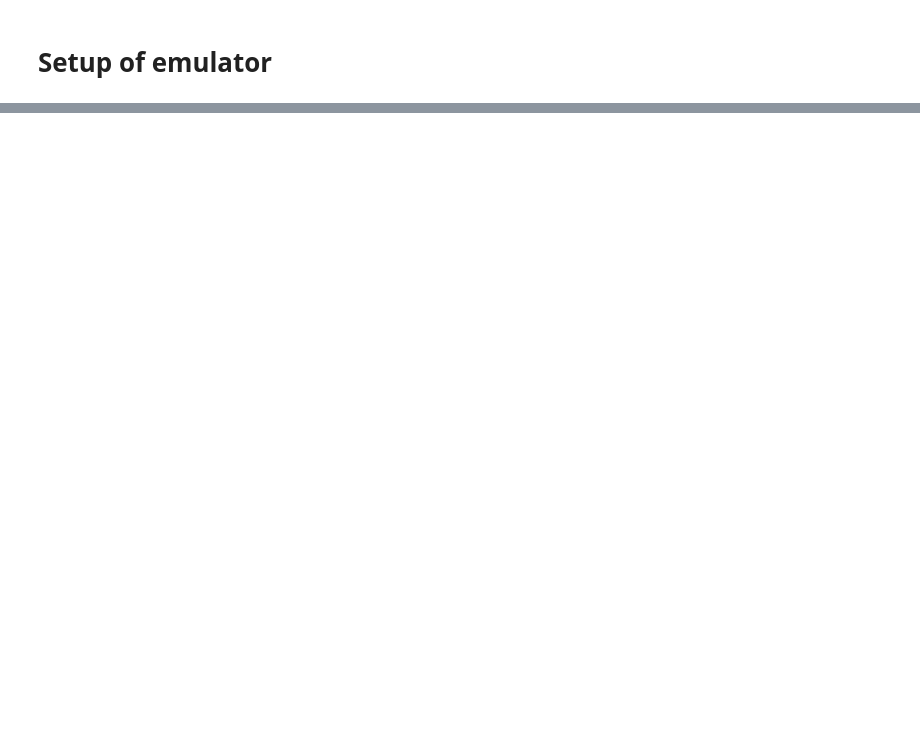
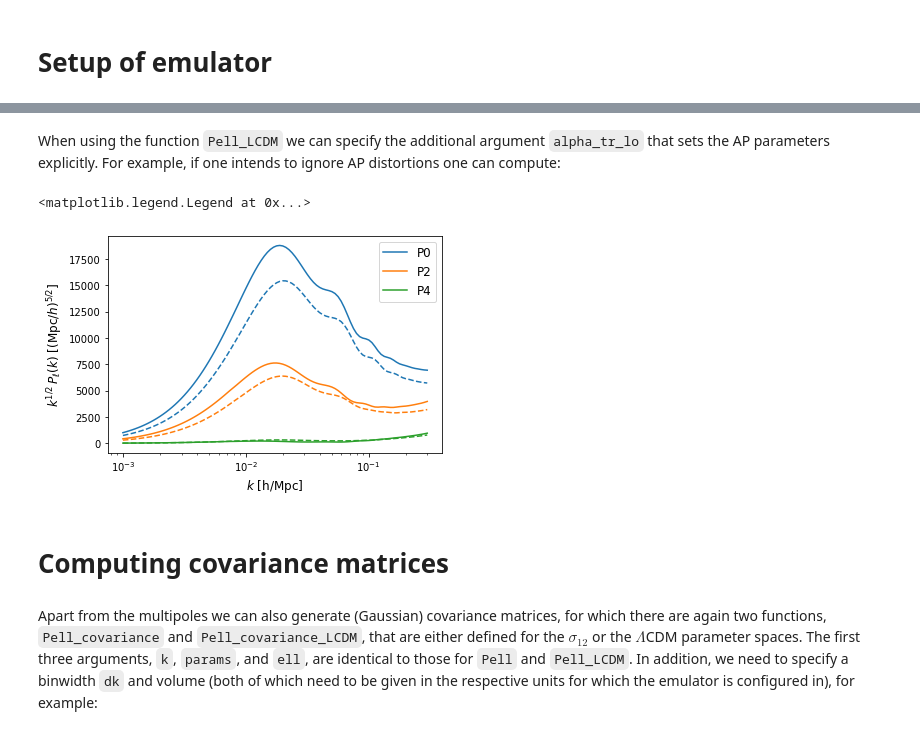
Before and after one commit to adematti/comet-emu, a Jupyter notebook: Demonstration of emulator class.ipynb, the cells around one changed output, grey strips where cells are left out. Drawn from its saved outputs; the diff is of its cells as text; code cells hidden in the pictures; blank space fills up the shorter version.

```diff
--- a/Demonstration of emulator class.ipynb
+++ b/Demonstration of emulator class.ipynb
@@ -263,0 +204,2 @@ EFT.chi2(params, kmax=0.2, mode='LCDM')
+# %%
+Pell_LCDM_hMpc_1 = EFT.Pell_LCDM(k_hMpc, params, ell=[0,2,4])
@@ -263,0 +229,28 @@ EFT.chi2(params, kmax=0.2, mode='LCDM')
+# %% [markdown]
+When using the function `Pell_LCDM` we can specify the additional argument `alpha_tr_lo` that sets the AP parameters explicitly. For example, if one intends to ignore AP distortions one can compute:
+# %%
+Pell_LCDM_hMpc_2 = EFT.Pell_LCDM(k_hMpc, params, ell=[0,2,4], alpha_tr_lo=[1,1])
+# %%
+# The results differ accordingly!
+f = plt.figure()
+ax = f.add_subplot(111)
+
+ax.semilogx(k_hMpc, k_hMpc**0.5*Pell_LCDM_hMpc_1[0],c='C0',ls='-',label='P0')
+ax.semilogx(k_hMpc, k_hMpc**0.5*Pell_LCDM_hMpc_2[0],c='C0',ls='--')
+
+ax.semilogx(k_hMpc, k_hMpc**0.5*Pell_LCDM_hMpc_1[1],c='C1',ls='-',label='P2')
+ax.semilogx(k_hMpc, k_hMpc**0.5*Pell_LCDM_hMpc_2[1],c='C1',ls='--')
+
+ax.semilogx(k_hMpc, k_hMpc**0.5*Pell_LCDM_hMpc_1[2],c='C2',ls='-',label='P4')
+ax.semilogx(k_hMpc, k_hMpc**0.5*Pell_LCDM_hMpc_2[2],c='C2',ls='--')
+
+ax.set_xlabel('$k$ [h/Mpc]',fontsize=12)
+ax.set_ylabel(r'$k^{1/2}\,P_{\ell}(k)$ [$(\mathrm{Mpc}/h)^{5/2}$]',fontsize=12)
+ax.legend(fontsize=12)
+# %% [output]
+<matplotlib.legend.Legend at 0x...>
+[figure, added]
+# %% [markdown]
+# Computing covariance matrices
+# %% [markdown]
+Apart from the multipoles we can also generate (Gaussian) covariance matrices, for which there are again two functions, `Pell_covariance` and `Pell_covariance_LCDM`, that are either defined for the $\sigma_{12}$ or the $\Lambda$CDM parameter spaces. The first three arguments, `k`, `params`, and `ell`, are identical to those for `Pell` and `Pell_LCDM`. In addition, we need to specify a binwidth `dk` and volume (both of which need to be given in the respective units for which the emulator is configured in), for example:
```
Also changed, not shown: parts of 76 cells of this notebook, 1 other file.
